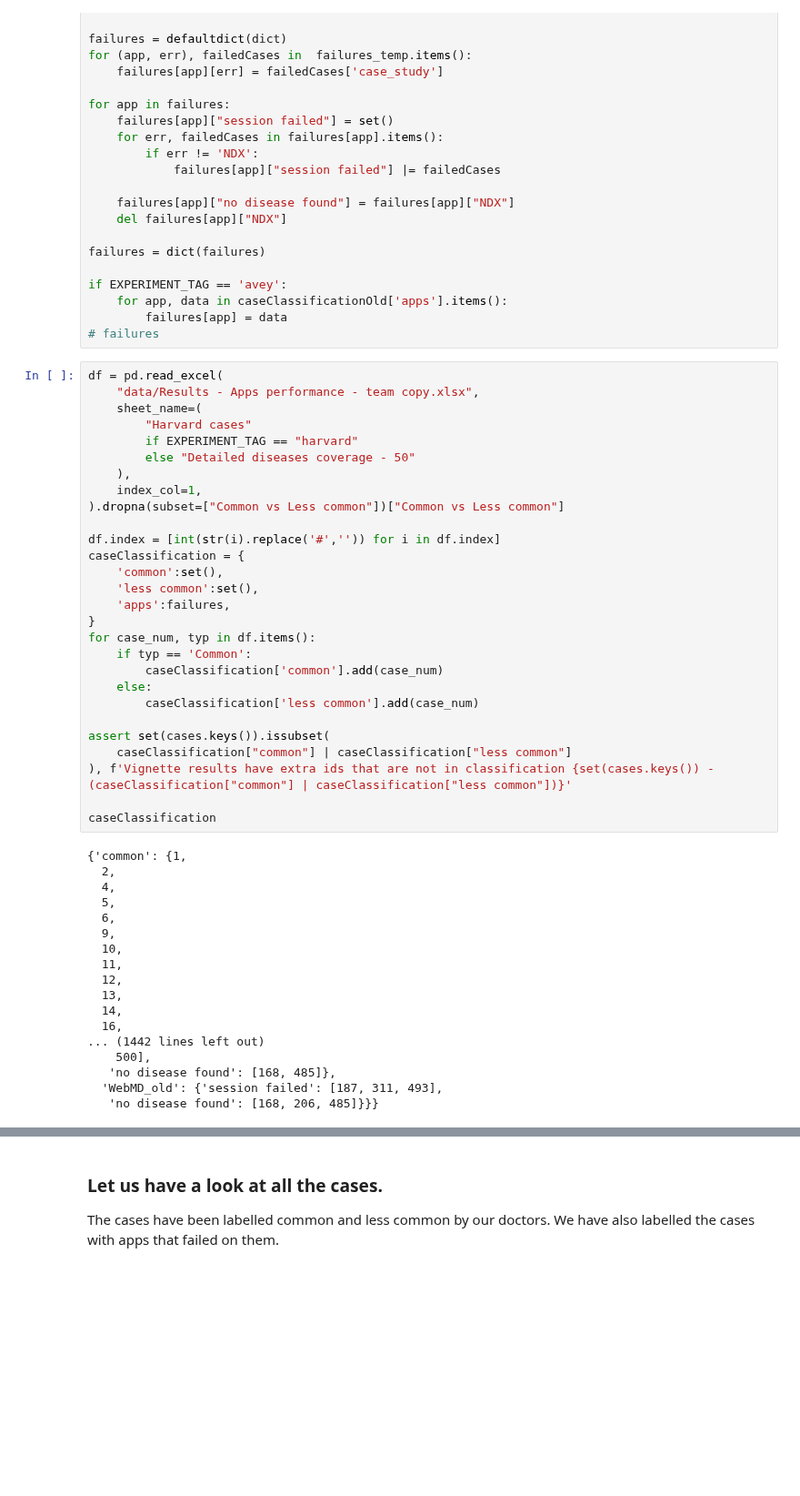
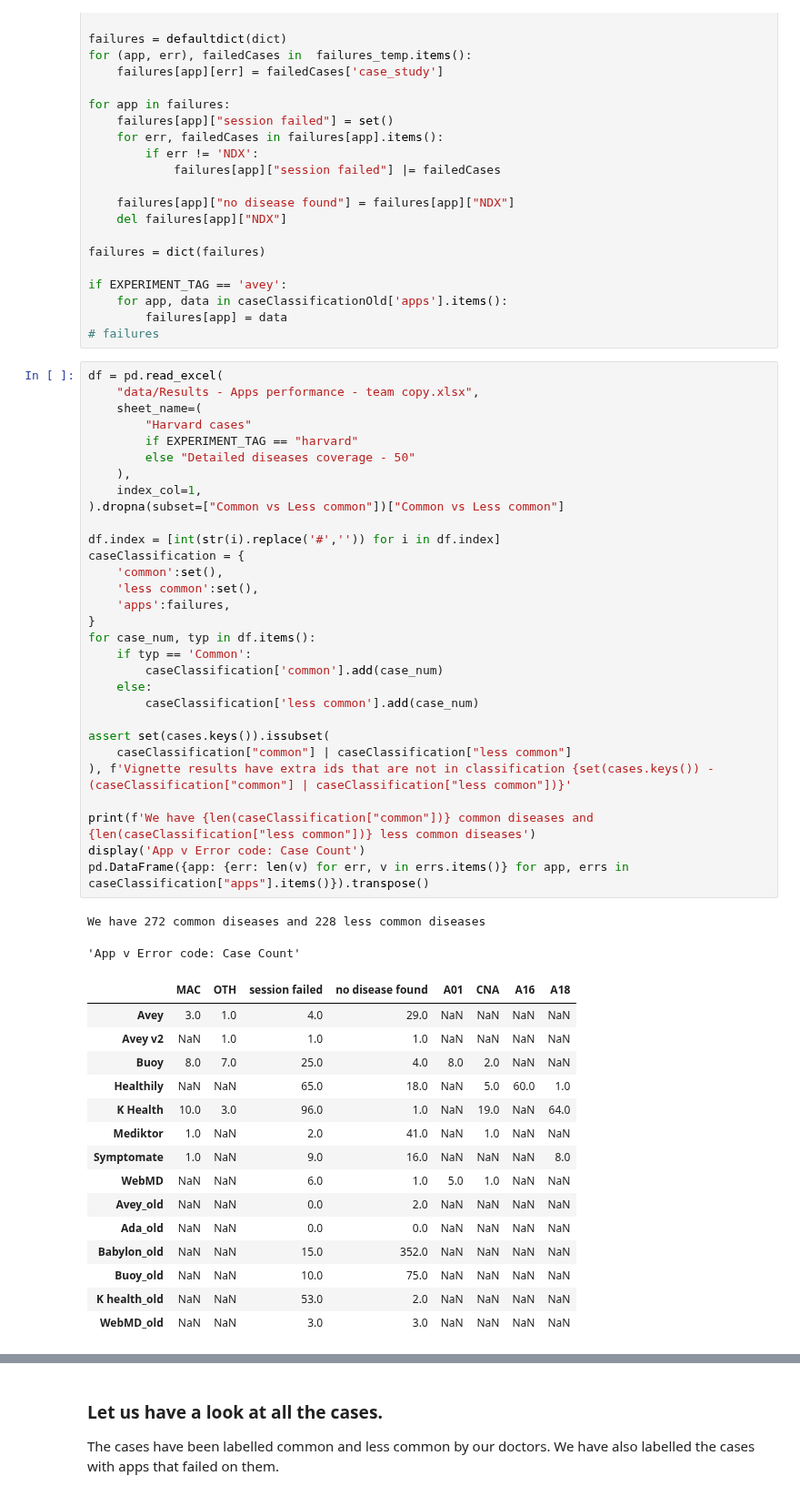
Before and after one commit to rimads/avey-paper, a Jupyter notebook: main_internal.ipynb, the cells around one changed output, grey strips where cells are left out. Shown at 91% size. Cells and saved outputs as stored; diff of their text form; blank space fills up the shorter version.

Commit message:
improved displaying something

```diff
--- a/main_internal.ipynb
+++ b/main_internal.ipynb
@@ -119,46 +119,48 @@ if EXPERIMENT_TAG == 'avey':
 # %%
 df = pd.read_excel(
     "data/Results - Apps performance - team copy.xlsx",
     sheet_name=(
         "Harvard cases"
         if EXPERIMENT_TAG == "harvard"
         else "Detailed diseases coverage - 50"
     ),
     index_col=1,
 ).dropna(subset=["Common vs Less common"])["Common vs Less common"]
 
 df.index = [int(str(i).replace('#','')) for i in df.index]
 caseClassification = {
     'common':set(),
     'less common':set(),
     'apps':failures,
 }
 for case_num, typ in df.items():
     if typ == 'Common':
         caseClassification['common'].add(case_num)
     else:
         caseClassification['less common'].add(case_num)
 
 assert set(cases.keys()).issubset(
     caseClassification["common"] | caseClassification["less common"]
 ), f'Vignette results have extra ids that are not in classification {set(cases.keys()) - (caseClassification["common"] | caseClassification["less common"])}'
 
-caseClassification
+print(f'We have {len(caseClassification["common"])} common diseases and {len(caseClassification["less common"])} less common diseases')
+display('App v Error code: Case Count')
+pd.DataFrame({app: {err: len(v) for err, v in errs.items()} for app, errs in caseClassification["apps"].items()}).transpose()
 # %% [output]
-{'common': {1,
-  2,
-  4,
-  5,
-  6,
-  9,
-  10,
-  11,
-  12,
-  13,
-  14,
-  16,
-... (1442 lines left out)
-    500],
-   'no disease found': [168, 485]},
-  'WebMD_old': {'session failed': [187, 311, 493],
-   'no disease found': [168, 206, 485]}}}
+We have 272 common diseases and 228 less common diseases
+'App v Error code: Case Count'
+|  | MAC | OTH | session failed | no disease found | A01 | CNA | A16 | A18 |
+| Avey | 3.0 | 1.0 | 4.0 | 29.0 | NaN | NaN | NaN | NaN |
+| Avey v2 | NaN | 1.0 | 1.0 | 1.0 | NaN | NaN | NaN | NaN |
+| Buoy | 8.0 | 7.0 | 25.0 | 4.0 | 8.0 | 2.0 | NaN | NaN |
+| Healthily | NaN | NaN | 65.0 | 18.0 | NaN | 5.0 | 60.0 | 1.0 |
+| K Health | 10.0 | 3.0 | 96.0 | 1.0 | NaN | 19.0 | NaN | 64.0 |
+| Mediktor | 1.0 | NaN | 2.0 | 41.0 | NaN | 1.0 | NaN | NaN |
+| Symptomate | 1.0 | NaN | 9.0 | 16.0 | NaN | NaN | NaN | 8.0 |
+| WebMD | NaN | NaN | 6.0 | 1.0 | 5.0 | 1.0 | NaN | NaN |
+| Avey_old | NaN | NaN | 0.0 | 2.0 | NaN | NaN | NaN | NaN |
+| Ada_old | NaN | NaN | 0.0 | 0.0 | NaN | NaN | NaN | NaN |
+| Babylon_old | NaN | NaN | 15.0 | 352.0 | NaN | NaN | NaN | NaN |
+| Buoy_old | NaN | NaN | 10.0 | 75.0 | NaN | NaN | NaN | NaN |
+| K health_old | NaN | NaN | 53.0 | 2.0 | NaN | NaN | NaN | NaN |
+| WebMD_old | NaN | NaN | 3.0 | 3.0 | NaN | NaN | NaN | NaN |
```
Also changed, not shown: parts of 1 cell of this notebook.
